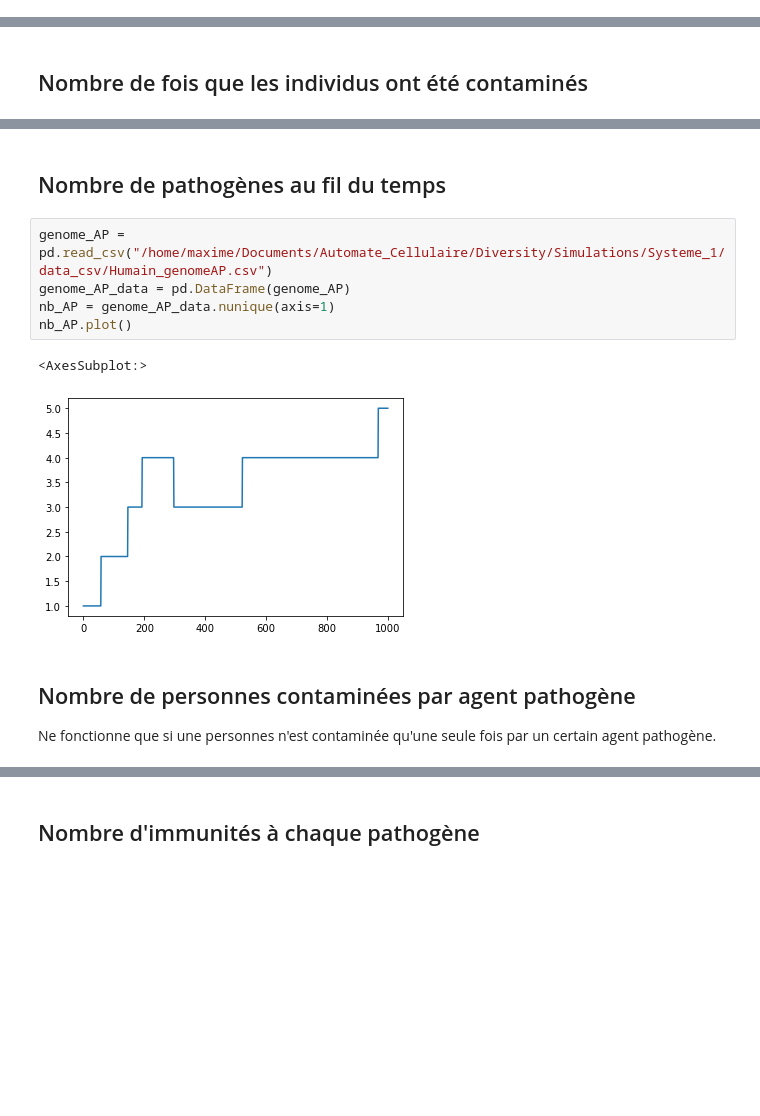
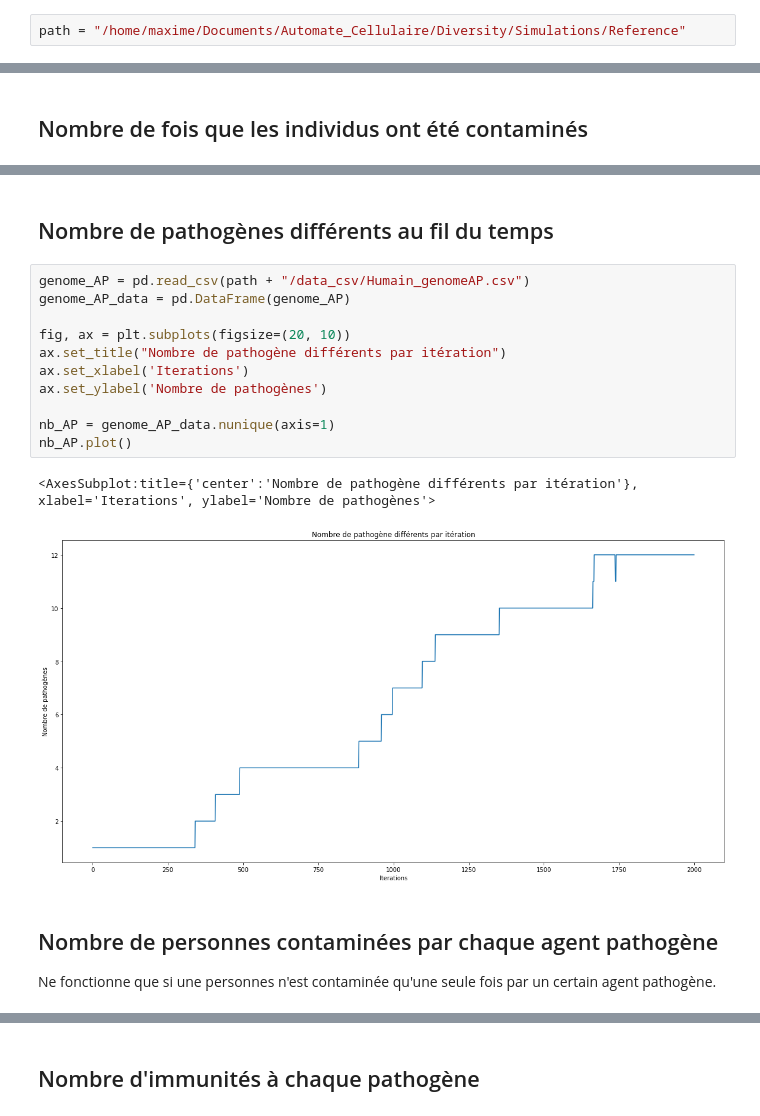
Before and after one commit to maximepasquier/Diversity, a Jupyter notebook: Python/mesures.ipynb, the cells around one changed output, grey strips where cells are left out. Saved outputs shown, nothing was run; the diff lists cells and outputs as text; blank space fills up the shorter version.

```diff
--- a/Python/mesures.ipynb
+++ b/Python/mesures.ipynb
@@ -5,0 +9,2 @@ import math
+# %%
+path = "/home/maxime/Documents/Automate_Cellulaire/Diversity/Simulations/Reference"
@@ -64,14 +87,20 @@ plt.show()
 # %% [markdown]
-## Nombre de pathogènes au fil du temps
+## Nombre de pathogènes différents au fil du temps
 # %%
-genome_AP = pd.read_csv("/home/maxime/Documents/Automate_Cellulaire/Diversity/Simulations/Systeme_1/data_csv/Humain_genomeAP.csv")
+genome_AP = pd.read_csv(path + "/data_csv/Humain_genomeAP.csv")
 genome_AP_data = pd.DataFrame(genome_AP)
+
+fig, ax = plt.subplots(figsize=(20, 10))
+ax.set_title("Nombre de pathogène différents par itération")
+ax.set_xlabel('Iterations')
+ax.set_ylabel('Nombre de pathogènes')
+
 nb_AP = genome_AP_data.nunique(axis=1)
 nb_AP.plot()
 # %% [output]
-<AxesSubplot:>
+<AxesSubplot:title={'center':'Nombre de pathogène différents par itération'}, xlabel='Iterations', ylabel='Nombre de pathogènes'>
-[figure, old version]
+[figure, new version]
 # %% [markdown]
-## Nombre de personnes contaminées par agent pathogène
+## Nombre de personnes contaminées par chaque agent pathogène
 Ne fonctionne que si une personnes n'est contaminée qu'une seule fois par un certain agent pathogène.
 # %%
```
Also changed, not shown: parts of 10 cells of this notebook, 7 other files.
